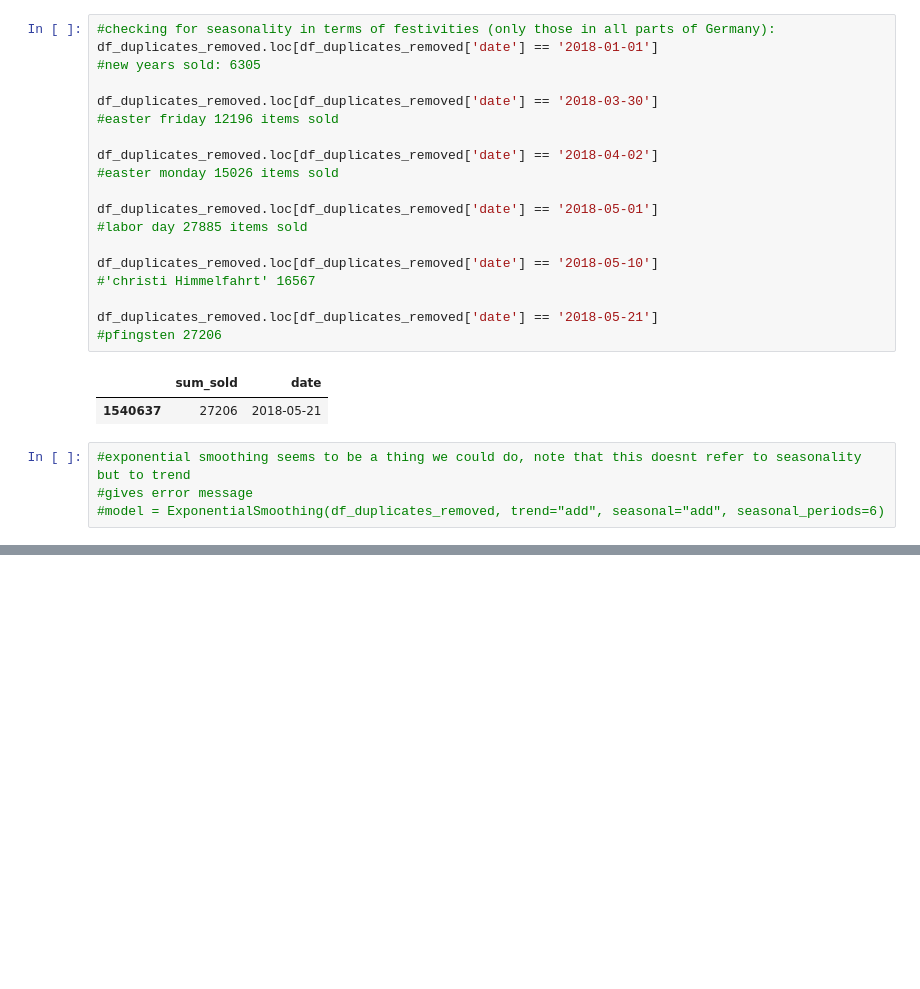
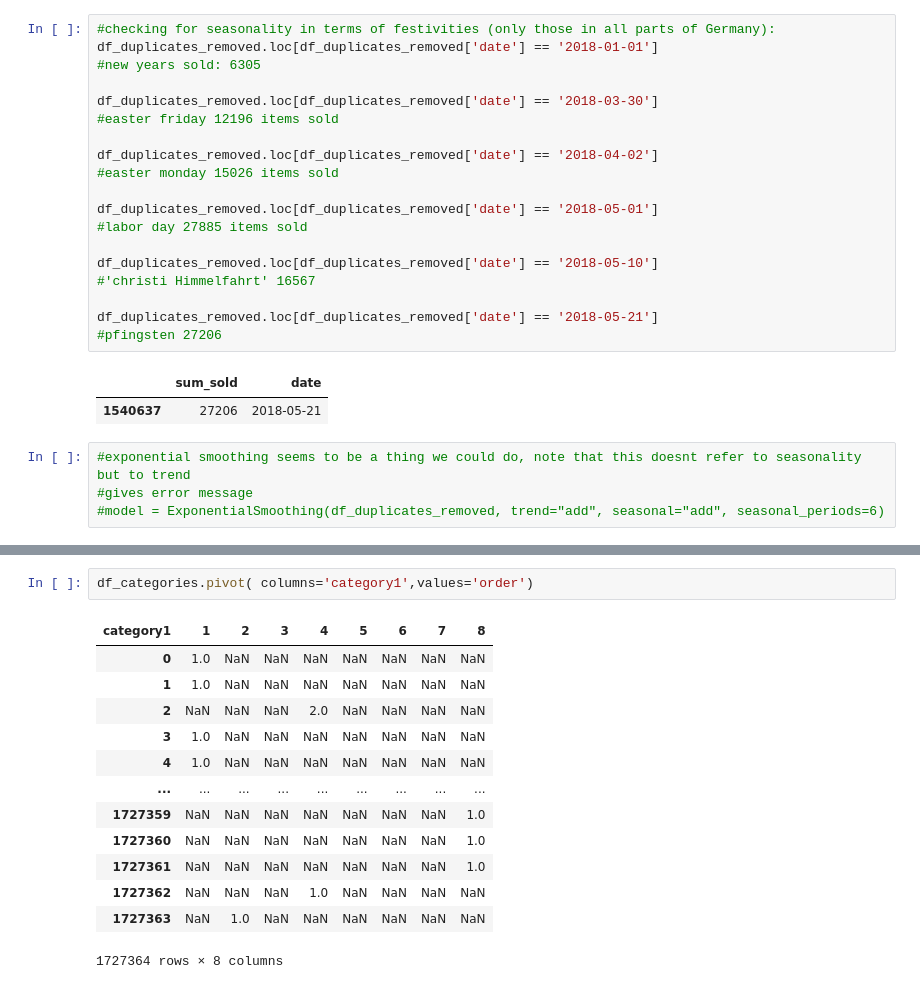
Before and after one commit to janapfeffer/DMC20_abraca-data, a Jupyter notebook: Seasonality.ipynb, the cells around one changed output, grey strips where cells are left out. Cells and saved outputs as stored; diff of their text form; blank space fills up the shorter version.

```diff
--- a/Seasonality.ipynb
+++ b/Seasonality.ipynb
@@ -105,0 +132,16 @@ df_duplicates_removed.loc[df_duplicates_removed['date'] == '2018-05-21']
+# %%
+df_categories.pivot( columns='category1',values='order')
+# %% [output]
+| category1 | 1 | 2 | 3 | 4 | 5 | 6 | 7 | 8 |
+| 0 | 1.0 | NaN | NaN | NaN | NaN | NaN | NaN | NaN |
+| 1 | 1.0 | NaN | NaN | NaN | NaN | NaN | NaN | NaN |
+| 2 | NaN | NaN | NaN | 2.0 | NaN | NaN | NaN | NaN |
+| 3 | 1.0 | NaN | NaN | NaN | NaN | NaN | NaN | NaN |
+| 4 | 1.0 | NaN | NaN | NaN | NaN | NaN | NaN | NaN |
+| ... | ... | ... | ... | ... | ... | ... | ... | ... |
+| 1727359 | NaN | NaN | NaN | NaN | NaN | NaN | NaN | 1.0 |
+| 1727360 | NaN | NaN | NaN | NaN | NaN | NaN | NaN | 1.0 |
+| 1727361 | NaN | NaN | NaN | NaN | NaN | NaN | NaN | 1.0 |
+| 1727362 | NaN | NaN | NaN | 1.0 | NaN | NaN | NaN | NaN |
+| 1727363 | NaN | 1.0 | NaN | NaN | NaN | NaN | NaN | NaN |
+1727364 rows × 8 columns
```
Also changed, not shown: parts of 15 cells of this notebook.
